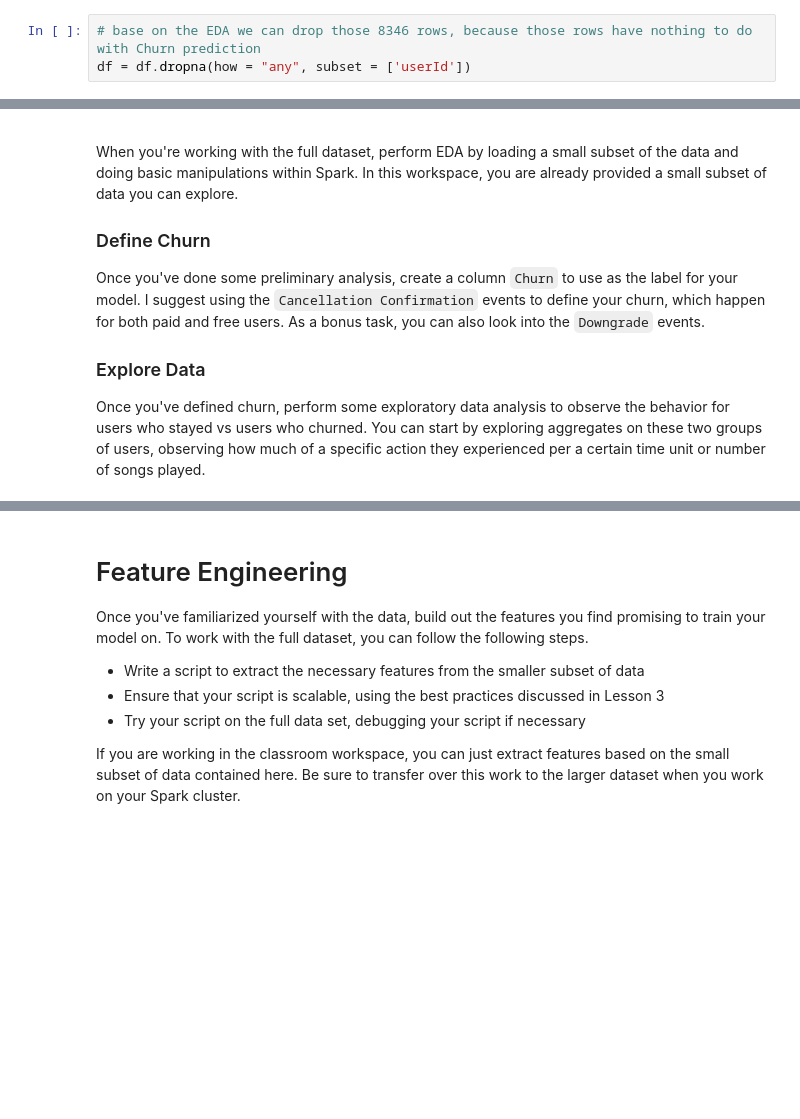
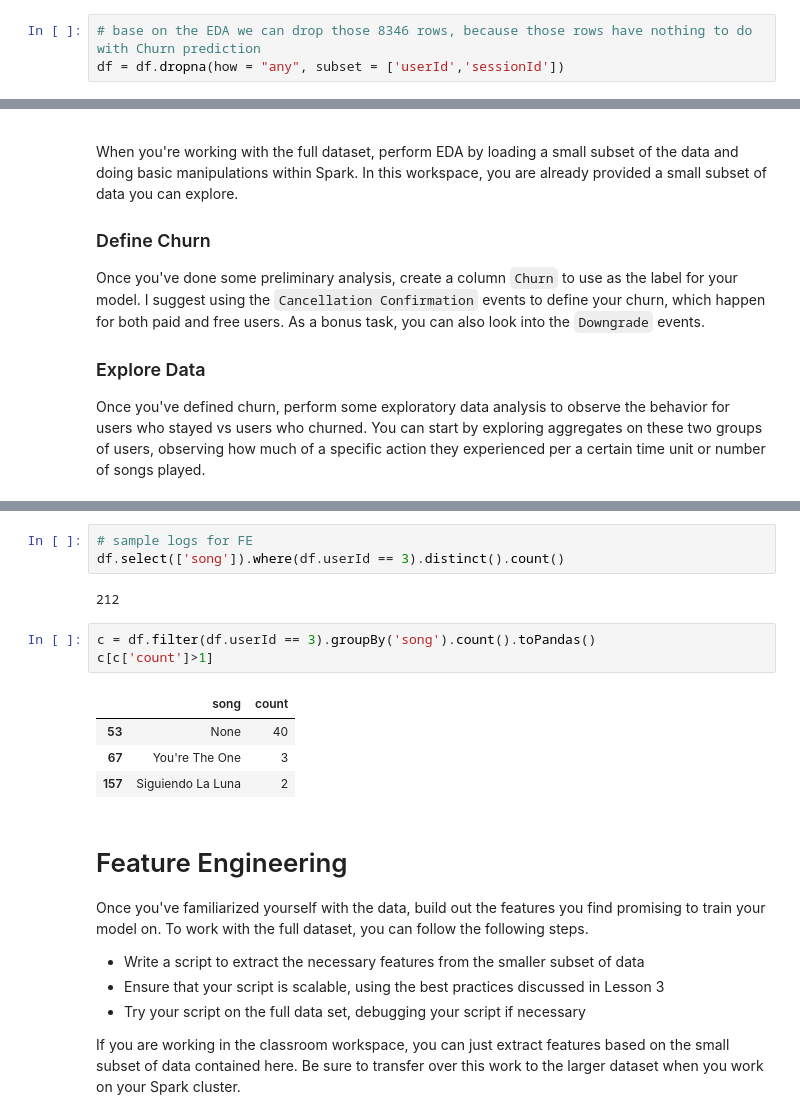
Before and after one commit to chengjiecui/spark_demo, a Jupyter notebook: Sparkify.ipynb, the cells around one changed output, grey strips where cells are left out. Saved outputs shown, nothing was run; the diff lists cells and outputs as text; blank space fills up the shorter version.

```diff
--- a/Sparkify.ipynb
+++ b/Sparkify.ipynb
@@ -271,7 +271,7 @@ df.count(),pd_df.shape[0],df.count()-pd_df.shape[0]
 (286500, 8346, 278154)
 # %%
 # base on the EDA we can drop those 8346 rows, because those rows have nothing to do with Churn prediction
-df = df.dropna(how = "any", subset = ['userId'])
+df = df.dropna(how = "any", subset = ['userId','sessionId'])
 # %%
 df.count()
 # %% [output]
@@ -356,3 +431,16 @@ Once you've defined churn, perform some exploratory data analysis to observe the
+# %%
+# sample logs for FE
+df.select(['song']).where(df.userId == 3).distinct().count()
+# %% [output]
+212
+# %%
+c = df.filter(df.userId == 3).groupBy('song').count().toPandas()
+c[c['count']>1]
+# %% [output]
+|  | song | count |
+| 53 | None | 40 |
+| 67 | You're The One | 3 |
+| 157 | Siguiendo La Luna | 2 |
 # %% [markdown]
 # Feature Engineering
 Once you've familiarized yourself with the data, build out the features you find promising to train your model on. To work with the full dataset, you can follow the following steps.
```
Also changed, not shown: parts of 8 cells of this notebook, 1 other file.
